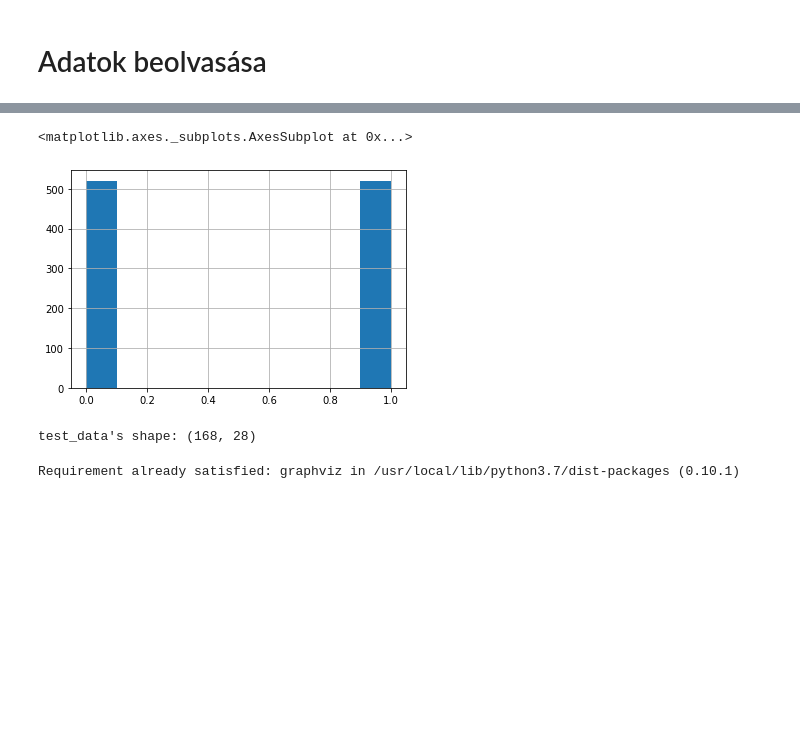
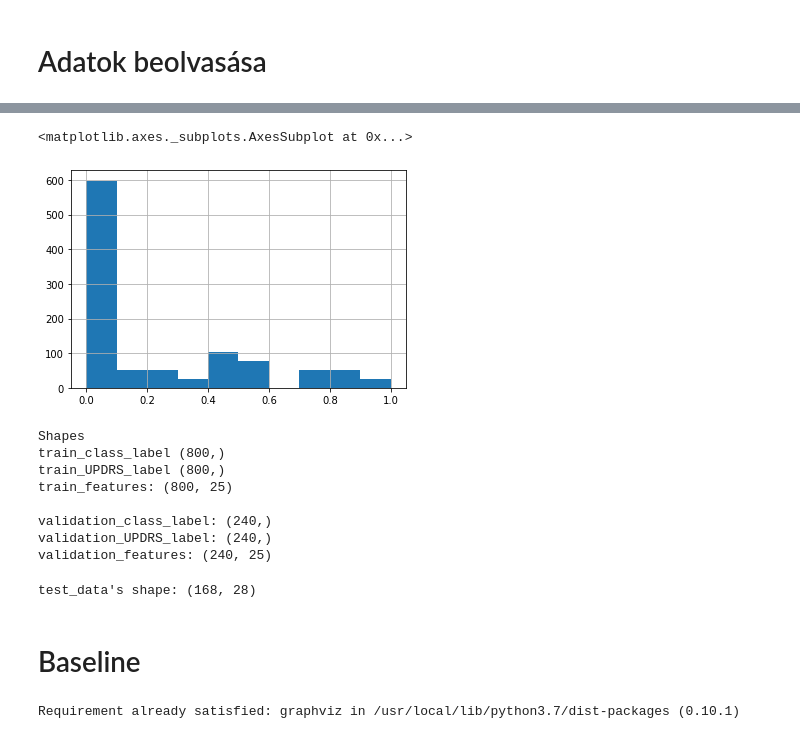
Before and after one commit to molnaredom/melytanulas, a Jupyter notebook: mélytanulás.ipynb, the cells around one changed output, grey strips where cells are left out. Saved outputs shown, nothing was run; the diff lists cells and outputs as text; code cells hidden in the pictures; blank space fills up the shorter version.

```diff
--- a/mélytanulás.ipynb
+++ b/mélytanulás.ipynb
@@ -31,3 +30,19 @@ def set_df_disp(maxrow=False, max_col=False, maxwidth=False, maxcolwidth=False):
         pd.set_option('display.max_colwidth', -1)
 
 set_df_disp(maxwidth= True, maxcolwidth=True, max_col=True, maxrow=True)
+# %%
+# data reading
+
+
+data = pd.read_csv("https://raw.githubusercontent.com/molnaredom/melytanulas/main/train_data.csv", sep=',', error_bad_lines=False)
+
+#normalize data
+scaler = MinMaxScaler()
+data=pd.DataFrame(scaler.fit_transform(data),
+            columns=data.columns, index=data.index)
+
+# shuffle train data, with seed
+data_shuffled = data.sample(frac=1, random_state=1)
+
+# label
+print(data_shuffled.head())
@@ -34,11 +72,9 @@ set_df_disp(maxwidth= True, maxcolwidth=True, max_col=True, maxrow=True)
+# %%
+data_shuffled["UPDRS"].hist( )
+# %% [output]
+<matplotlib.axes._subplots.AxesSubplot at 0x...>
+[figure, added]
 # %%
-# data reading
-
-data = pd.read_csv("https://raw.githubusercontent.com/molnaredom/melytanulas/main/train_data.csv", sep=',', error_bad_lines=False)
-
-# shuffle train data
-data_shuffled = data.sample(frac=1, random_state=1)
-
 # separate train data for train and validation dataframe
 train = data_shuffled.iloc[:800,:]
 validation = data_shuffled.iloc[800:,:]
@@ -52,9 +88,25 @@ validation_class_label = validation["class information"]
 validation_UPDRS_label =validation["UPDRS"]
 validation_features = validation.iloc[:,2:-2]
 
-# label hist
-data_shuffled["class information"].hist()
+# train_label = (train_class_label +train_UPDRS_label) /2
+# val_label = (validation_class_label + validation_UPDRS_label) /2
+
+print("Shapes",
+      "\ntrain_class_label" , train_class_label.shape,
+      "\ntrain_UPDRS_label", train_UPDRS_label.shape,
+      "\ntrain_features:", train_features.shape,
+
+      "\n\nvalidation_class_label:",validation_class_label.shape,
+      "\nvalidation_UPDRS_label:",validation_UPDRS_label.shape,
+      "\nvalidation_features:", validation_features.shape,
+      )
 # %% [output]
-<matplotlib.axes._subplots.AxesSubplot at 0x...>
+Shapes
+train_class_label (800,)
+train_UPDRS_label (800,)
+train_features: (800, 25)
+
+validation_class_label: (240,)
+validation_UPDRS_label: (240,)
+validation_features: (240, 25)
-[figure, removed]
 # %%
@@ -69,6 +122,8 @@ test_features =shuffled_test_data.iloc[:,1:-1] # 1-st col Subject id thrown, -1c
 print("test_data's shape:",shuffled_test_data.shape)
 # %% [output]
 test_data's shape: (168, 28)
+# %% [markdown]
+# Baseline
 # %%
 # decision tree
 from sklearn import tree
```
Also changed, not shown: parts of 12 cells of this notebook.
